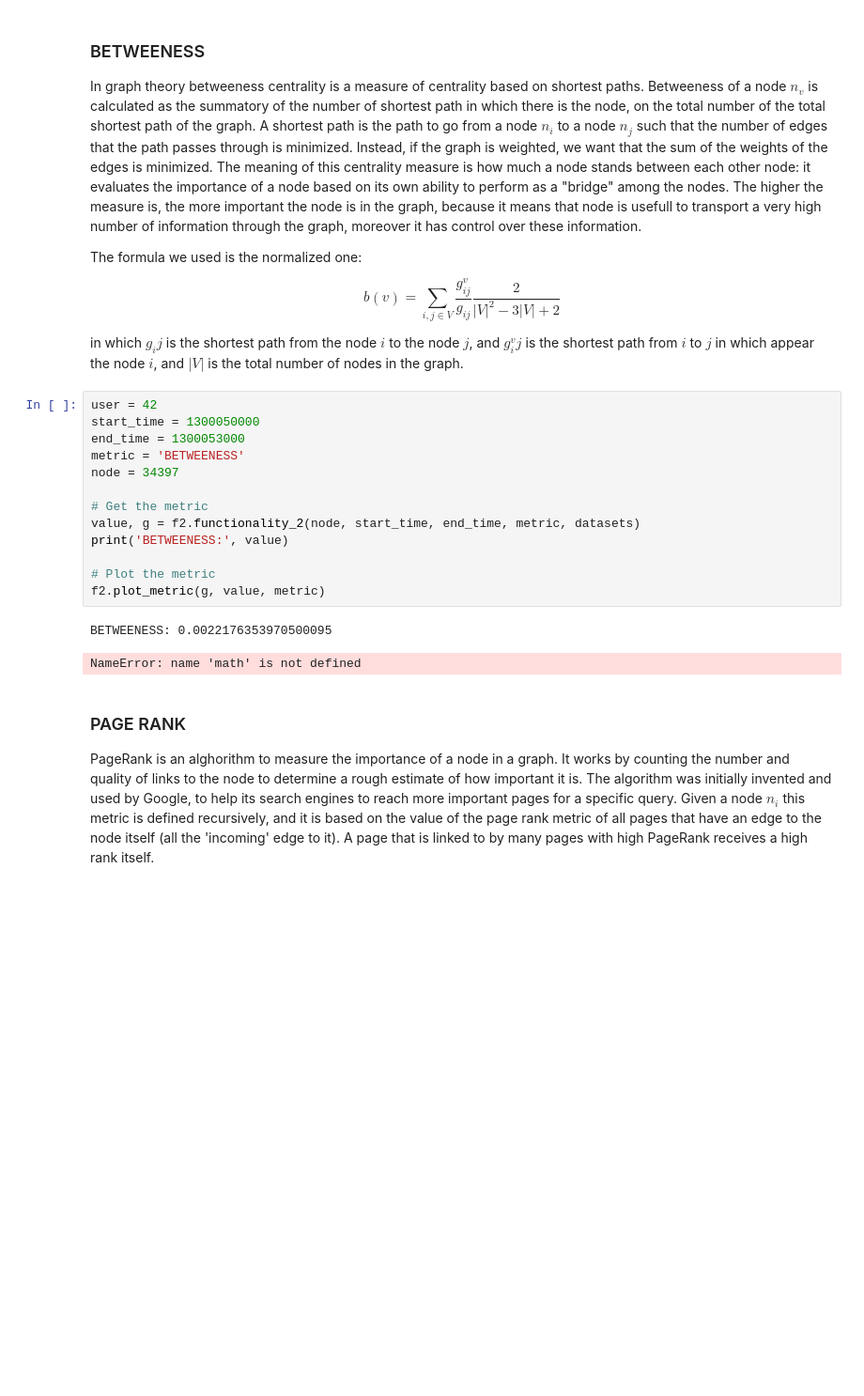
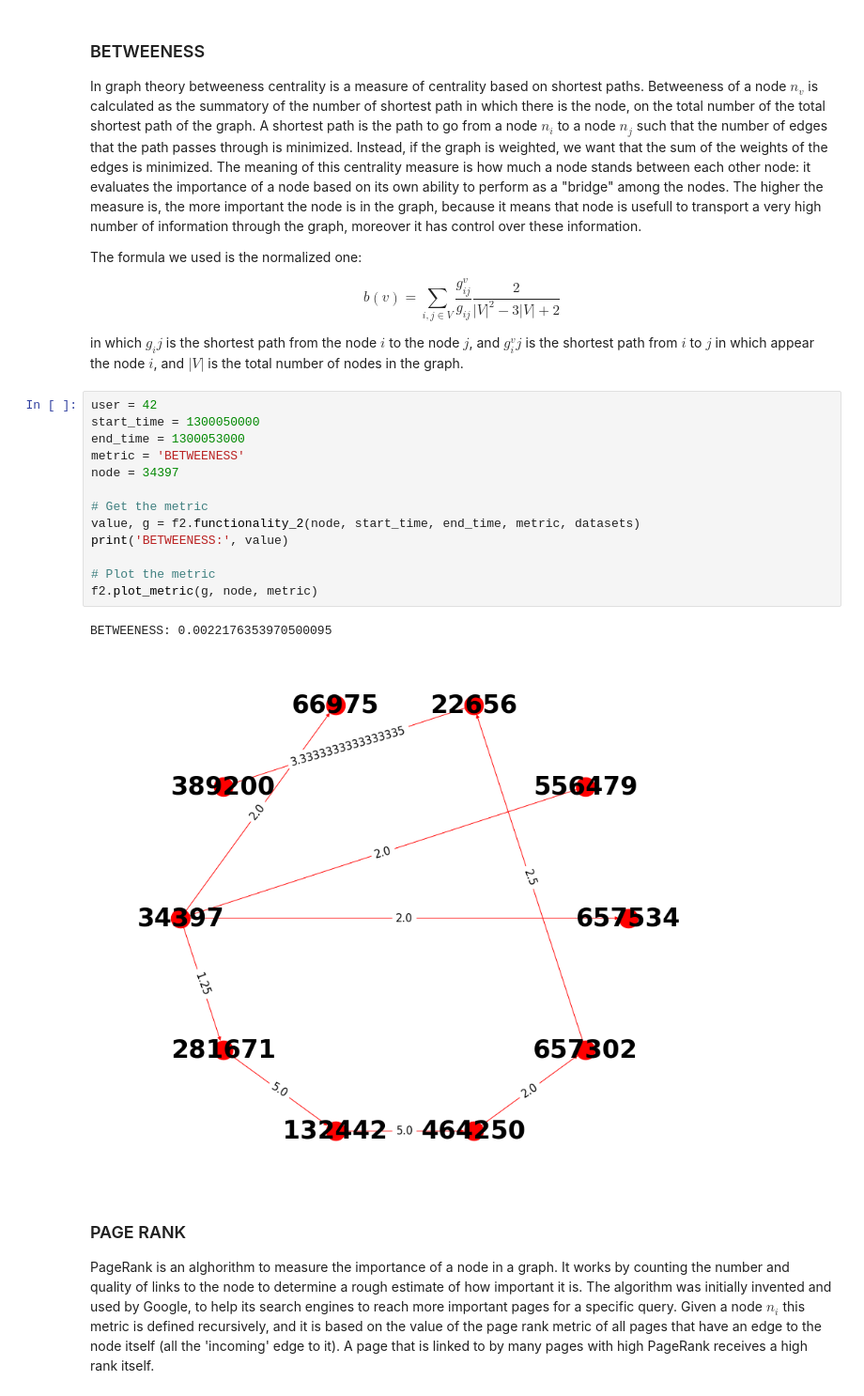
Before and after one commit to MartinaMlz/ADM_HW5, a Jupyter notebook: main.ipynb, the cells around one changed output. Shown at 94% size. Drawn from its saved outputs; the diff is of its cells as text; blank space fills up the shorter version.

```diff
--- a/main.ipynb
+++ b/main.ipynb
@@ -55,19 +55,19 @@ in which $g_ij$ is the shortest path from the node $i$ to the node $j$, and $g^v
 # %%
 user = 42
 start_time = 1300050000
 end_time = 1300053000
 metric = 'BETWEENESS'
 node = 34397
 
 # Get the metric
 value, g = f2.functionality_2(node, start_time, end_time, metric, datasets)
 print('BETWEENESS:', value)
 
 # Plot the metric
-f2.plot_metric(g, value, metric)
+f2.plot_metric(g, node, metric)
 # %% [output]
 BETWEENESS: 0.0022176353970500095
-NameError: name 'math' is not defined
+[figure, added]
 # %% [markdown]
 ### PAGE RANK
 
```
Also changed, not shown: parts of 8 cells of this notebook.
